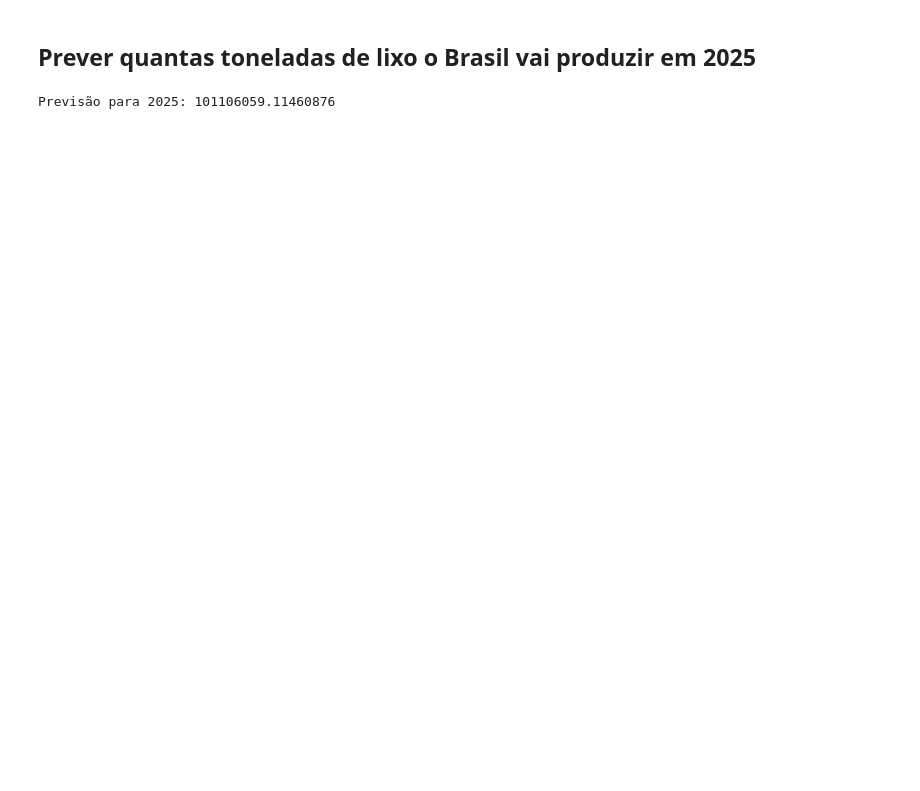
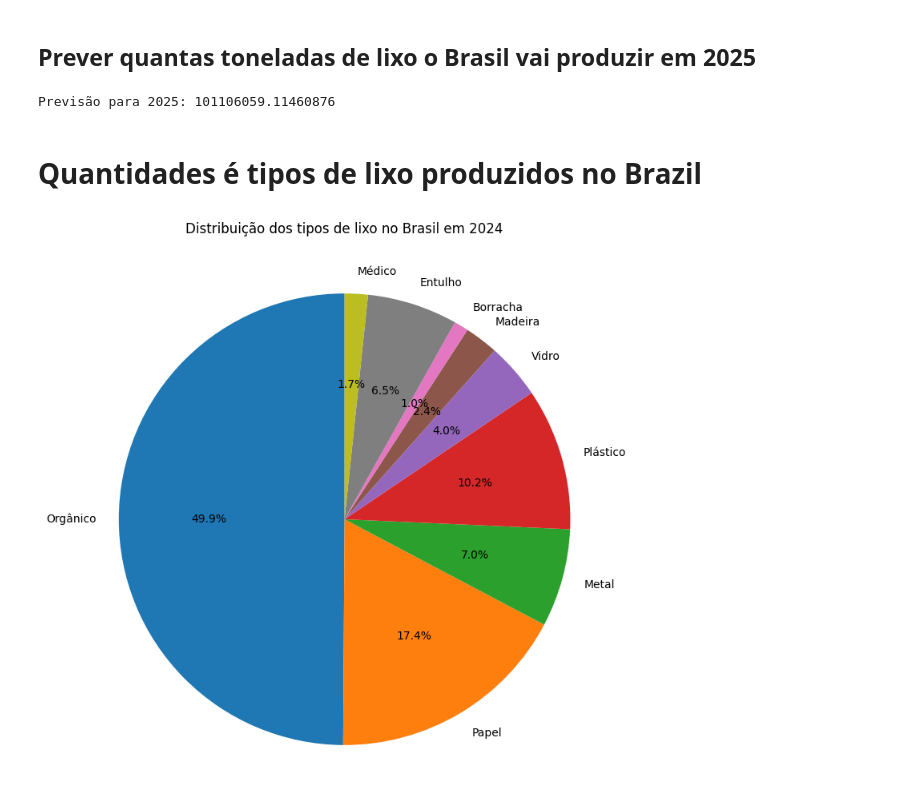
Before and after one commit to rafaelflorentino/Python, a Jupyter notebook: IA/Projeto_lixo/Projeto_lixo.ipynb, the cells around one changed output. Drawn from its saved outputs; the diff is of its cells as text; code cells hidden in the pictures; blank space fills up the shorter version.

```diff
--- a/IA/Projeto_lixo/Projeto_lixo.ipynb
+++ b/IA/Projeto_lixo/Projeto_lixo.ipynb
@@ -64,3 +96,5 @@ Previsão para 2025: 101106059.11460876
 # - A cada ano que passa, a produção de lixo aumenta em 1000 toneladas (mantendo PIB e população constantes).
 # - Um aumento de 1 dólar no PIB está associado a um aumento de 0.000001 toneladas na produção de lixo (mantendo ano e população constantes).
 # - Um aumento de 1 pessoa na população está associado a um aumento de 5 toneladas na produção de lixo (mantendo ano e PIB constantes).
+# %% [markdown]
+# Quantidades é tipos de lixo produzidos no Brazil
@@ -66,0 +103,32 @@ Previsão para 2025: 101106059.11460876
+# %%
+
+# Filtrar os dados apenas para o Brasil
+df_brasil = df[df["País"] == "Brasil"]
+
+# Filtrar o ano de 2024
+df_brasil_2024 = df_brasil[df_brasil["Ano"] == 2024]
+
+# Definir os tipos de lixo e suas respectivas colunas no dataset
+tipos_lixo = [
+    'Lixo Orgânico (Ton)', 'Lixo Papel (Ton)', 'Lixo Metal (Ton)', 'Lixo Plástico (Ton)',
+    'Lixo Vidro (Ton)', 'Lixo Madeira (Ton)', 'Lixo Borracha (Ton)', 'Lixo Entulho (Ton)',
+    'Lixo Médico (Ton)'
+]
+
+# Obter as quantidades de lixo para 2024
+quantidades = df_brasil_2024[tipos_lixo].values.flatten()
+
+# Renomear os tipos de lixo para o gráfico
+tipos_lixo_renomeados = [
+    'Orgânico', 'Papel', 'Metal', 'Plástico', 'Vidro', 'Madeira',
+    'Borracha', 'Entulho', 'Médico'
+]
+
+# Gerar gráfico de pizza
+plt.figure(figsize=(8, 8))
+plt.pie(quantidades, labels=tipos_lixo_renomeados, autopct='%1.1f%%', startangle=90)
+plt.title('Distribuição dos tipos de lixo no Brasil em 2024\n\n')
+plt.axis('equal')  # Garantir que o gráfico seja um círculo
+plt.show()
+# %% [output]
+[figure, added]
```
Also changed, not shown: parts of 10 cells of this notebook.
